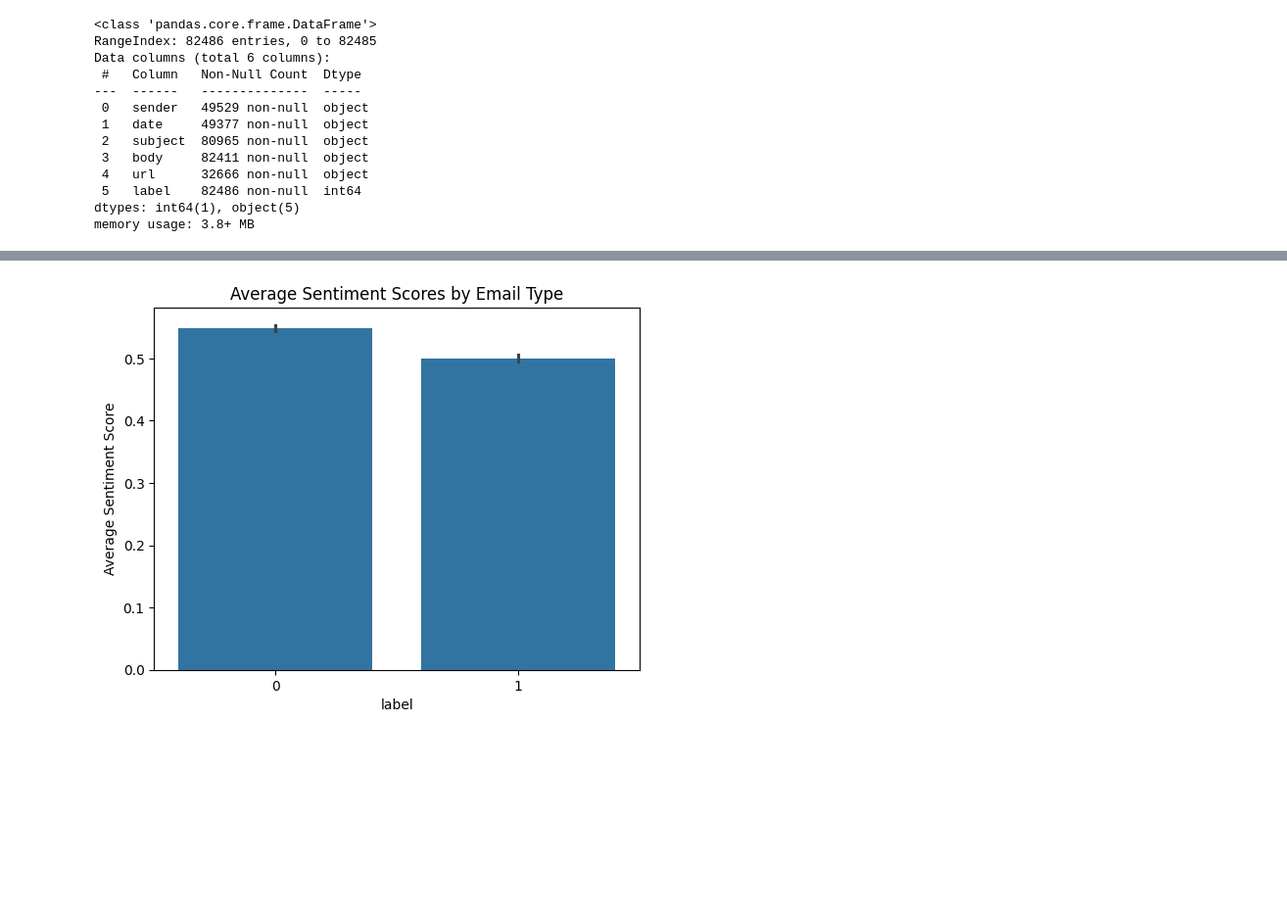
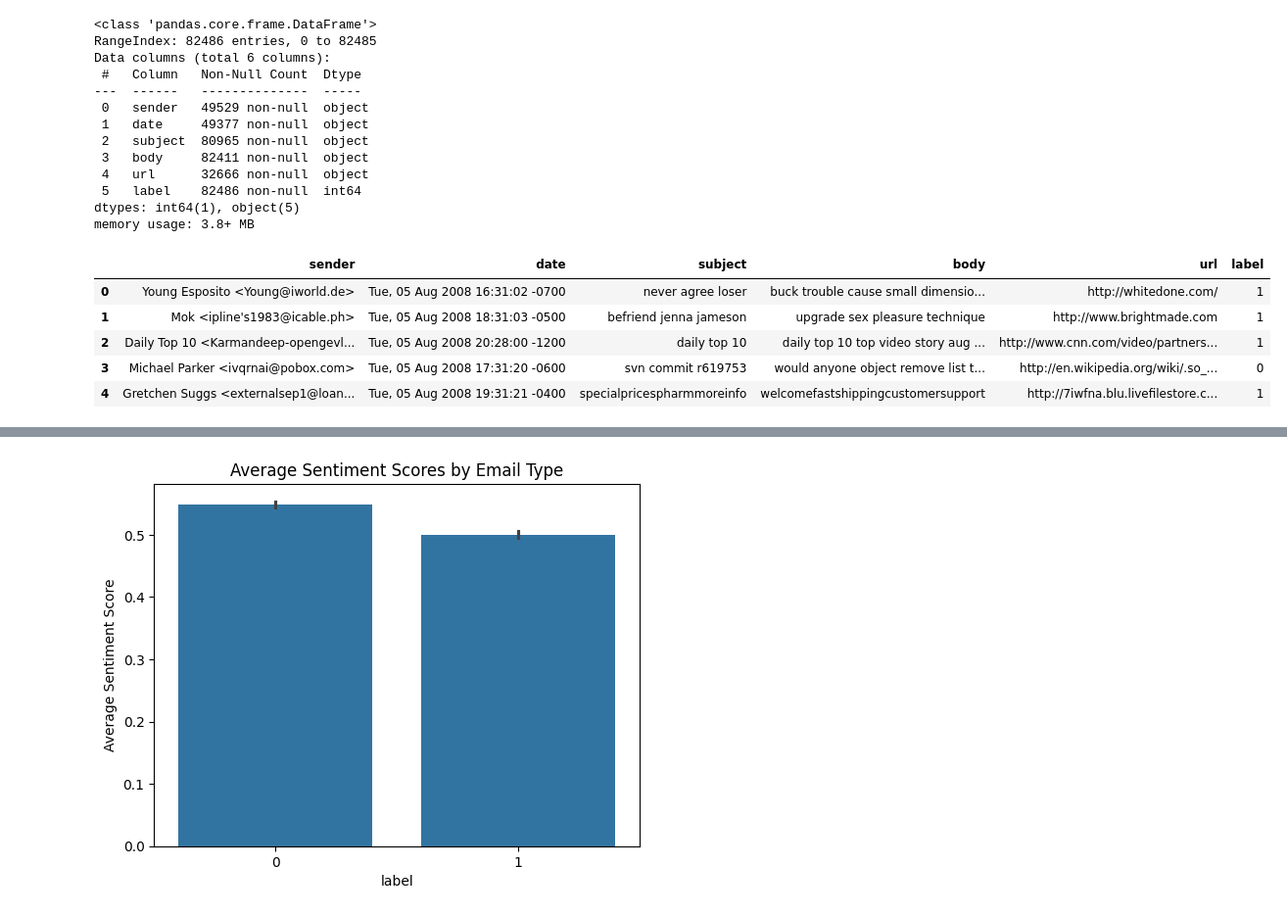
Before and after one commit to Hermie-Wormie/Phishing-Email-Detection, a Jupyter notebook: data_manipulation_visualisation.ipynb, the cells around one changed output, grey strips where cells are left out. Shown: that part at 98% size. Drawn from its saved outputs; the diff is of its cells as text; code cells hidden in the pictures; blank space fills up the shorter version.

```diff
--- a/data_manipulation_visualisation.ipynb
+++ b/data_manipulation_visualisation.ipynb
@@ -42,9 +42,16 @@ Data columns (total 6 columns):
 dtypes: int64(1), object(5)
 memory usage: 3.8+ MB
 # %%
-# show the first 10 of combined cleaned dataset
+# show the first 5 of combined cleaned dataset
 
-cdf.head(10)
+cdf.head()
+# %% [output]
+|  | sender | date | subject | body | url | label |
+| 0 | Young Esposito <Young@iworld.de> | Tue, 05 Aug 2008 16:31:02 -0700 | never agree loser | buck trouble cause small dimensio... | http://whitedone.com/ | 1 |
+| 1 | Mok <ipline's1983@icable.ph> | Tue, 05 Aug 2008 18:31:03 -0500 | befriend jenna jameson | upgrade sex pleasure technique | http://www.brightmade.com | 1 |
+| 2 | Daily Top 10 <Karmandeep-opengevl... | Tue, 05 Aug 2008 20:28:00 -1200 | daily top 10 | daily top 10 top video story aug ... | http://www.cnn.com/video/partners... | 1 |
+| 3 | Michael Parker <ivqrnai@pobox.com> | Tue, 05 Aug 2008 17:31:20 -0600 | svn commit r619753 | would anyone object remove list t... | http://en.wikipedia.org/wiki/.so_... | 0 |
+| 4 | Gretchen Suggs <externalsep1@loan... | Tue, 05 Aug 2008 19:31:21 -0400 | specialpricespharmmoreinfo | welcomefastshippingcustomersupport | http://7iwfna.blu.livefilestore.c... | 1 |
 # %%
 # test distribution of label (phishing or not)
 
```
Also changed, not shown: parts of 6 cells of this notebook, 1 other file.
